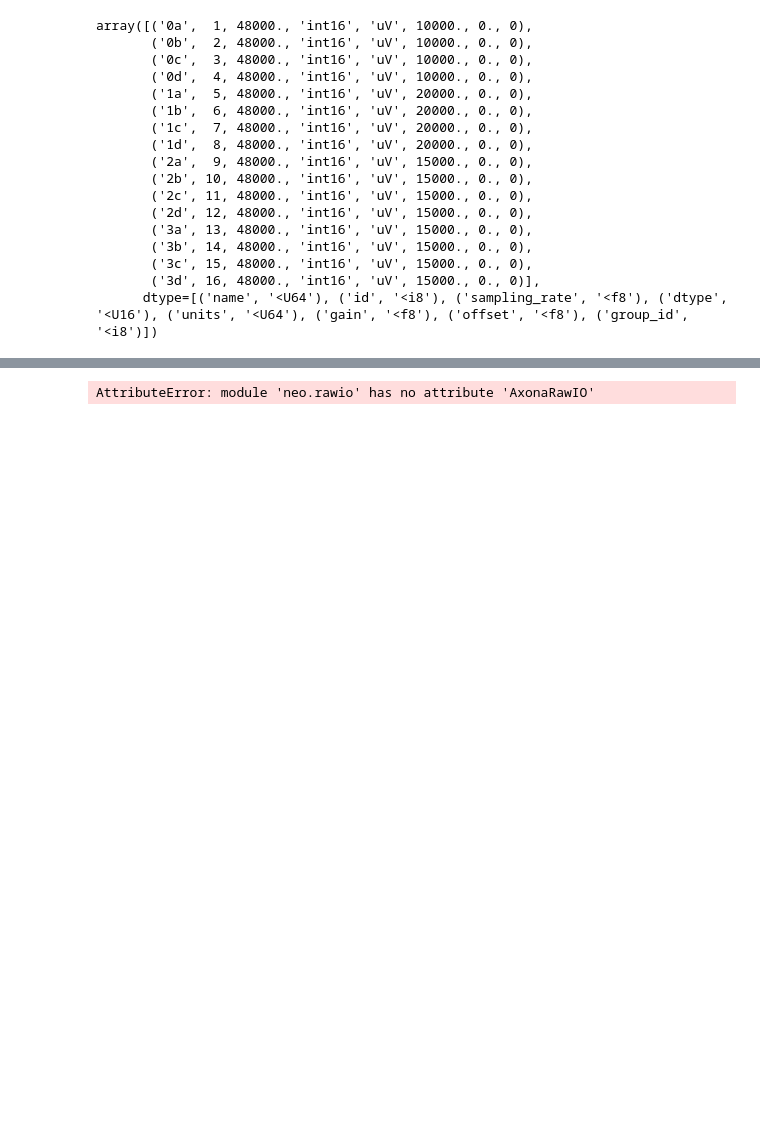
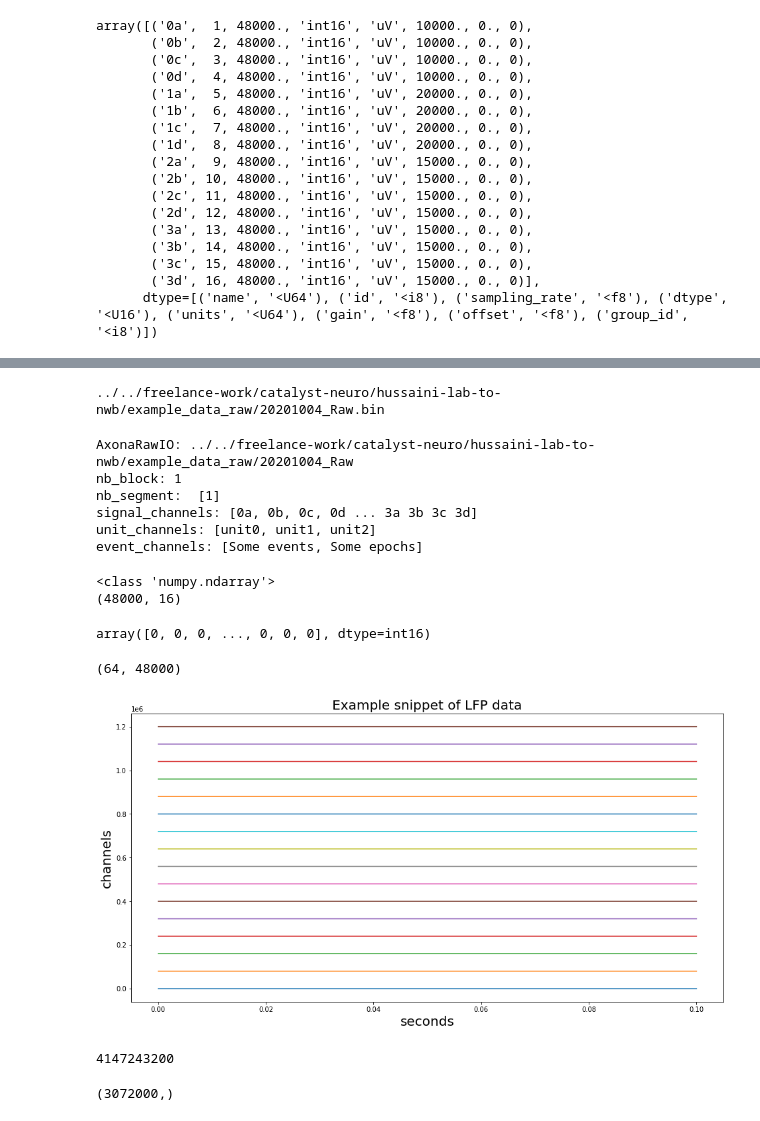
Before and after one commit to NeuralEnsemble/python-neo, a Jupyter notebook: read_axona_bin_cont.ipynb, the cells around one changed output, grey strips where cells are left out. Cells and saved outputs as stored; diff of their text form; code cells hidden in the pictures; blank space fills up the shorter version.

```diff
--- a/read_axona_bin_cont.ipynb
+++ b/read_axona_bin_cont.ipynb
@@ -115,11 +115,8 @@ Note that the pointer moves with every call to f.read(), if I want to reset it t
 
 bytes_per_packet = 432
 
-with open(bin_file, 'rb') as f:
-
-    with contextlib.closing(mmap.mmap(f.fileno(), 0, access=mmap.ACCESS_READ)) as mmap_obj:
-        num_packets = int(len(mmap_obj)/bytes_per_packet)
-        print(num_packets)
+num_packets = int(os.path.getsize(bin_file)/bytes_packet)
+print(num_packets)
 # %% [output]
 9600100
 # %%
@@ -517,3 +527,15 @@ self._raw_annotate('events', chan_index=0, reject_codes=self._reject_codes)
+# %%
+# Set directory and filename
+
+dir_name = r'../../freelance-work/catalyst-neuro/hussaini-lab-to-nwb/example_data_raw'
+base_filename = '20201004_Raw'
+suffix = '.bin'
+
+bin_file = os.path.join(dir_name, base_filename + suffix)
+
+print(bin_file)
+# %% [output]
+../../freelance-work/catalyst-neuro/hussaini-lab-to-nwb/example_data_raw/20201004_Raw.bin
 # %%
 import neo.rawio
 
@@ -521,4 +543,30 @@ r = neo.rawio.AxonaRawIO(filename=os.path.join(dir_name, base_filename))
 r.parse_header()
 print(r)
 # %% [output]
-AttributeError: module 'neo.rawio' has no attribute 'AxonaRawIO'
+AxonaRawIO: ../../freelance-work/catalyst-neuro/hussaini-lab-to-nwb/example_data_raw/20201004_Raw
+nb_block: 1
+nb_segment:  [1]
+signal_channels: [0a, 0b, 0c, 0d ... 3a 3b 3c 3d]
+unit_channels: [unit0, unit1, unit2]
+event_channels: [Some events, Some epochs]
+# %%
+# Can I read the signal from the axonarawio?
+
+raw_sigs = r.get_analogsignal_chunk(block_index=0, seg_index=0,
+                                   i_start=0, i_stop=48000, channel_indexes=None)
+
+print(type(raw_sigs))
+print(raw_sigs.shape)
+raw_sigs[:,1]
+# %% [output]
+<class 'numpy.ndarray'>
+(48000, 16)
+array([0, 0, 0, ..., 0, 0, 0], dtype=int16)
+# %%
+arr.shape
+# %% [output]
+(64, 48000)
+# %%
+plot_data_snippet(raw_sigs.T, start_idx=0, end_idx=4800, Fs=48000, Nch = 16)
+# %% [output]
+[figure, added]
@@ -524,0 +579,8 @@ AttributeError: module 'neo.rawio' has no attribute 'AxonaRawIO'
+# %%
+mmap_obj = memory_map(bin_file)
+# %% [output]
+4147243200
+# %%
+data.shape
+# %% [output]
+(3072000,)
```
Also changed, not shown: parts of 23 cells of this notebook.
